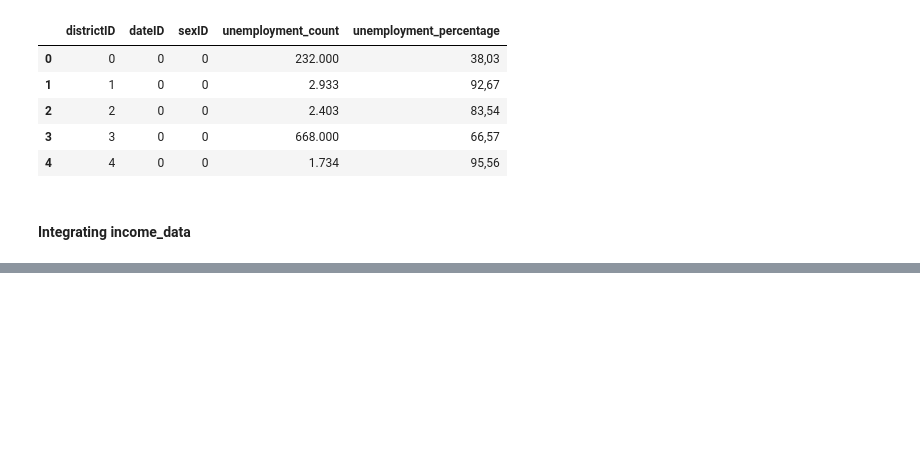
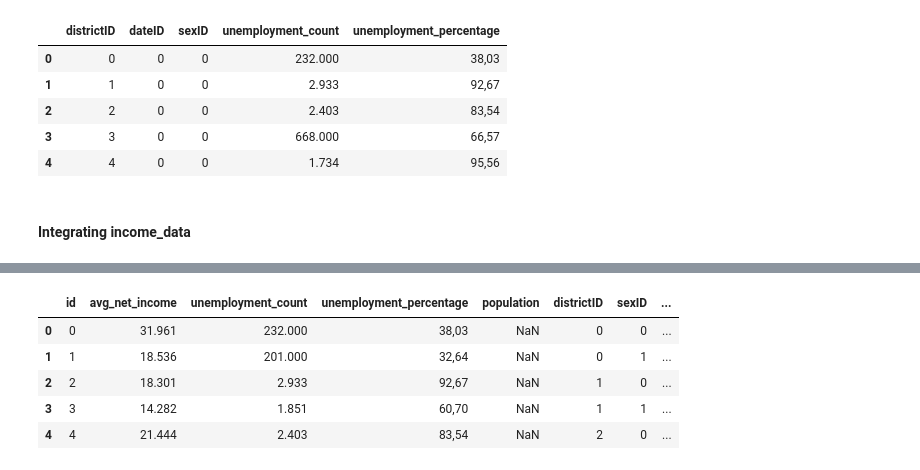
Before and after one commit to yasinfahmy/Business-Intelligence-I, a Jupyter notebook: pipeline/notebooks/pipeline.ipynb, the cells around one changed output, grey strips where cells are left out. Saved outputs shown, nothing was run; the diff lists cells and outputs as text; code cells hidden in the pictures; blank space fills up the shorter version.

```diff
--- a/pipeline/notebooks/pipeline.ipynb
+++ b/pipeline/notebooks/pipeline.ipynb
@@ -246,0 +278,12 @@ fact_economic_indicators.head()
+# %%
+#Add values for id column
+#https://stackoverflow.com/questions/20461165/how-to-convert-index-of-a-pandas-dataframe-into-a-column
+fact_economic_indicators['id'] = fact_economic_indicators.index
+fact_economic_indicators.head()
+# %% [output]
+|  | id | avg_net_income | unemployment_count | unemployment_percentage | population | districtID | sexID | ... |
+| 0 | 0 | 31.961 | 232.000 | 38,03 | NaN | 0 | 0 | ... |
+| 1 | 1 | 18.536 | 201.000 | 32,64 | NaN | 0 | 1 | ... |
+| 2 | 2 | 18.301 | 2.933 | 92,67 | NaN | 1 | 0 | ... |
+| 3 | 3 | 14.282 | 1.851 | 60,70 | NaN | 1 | 1 | ... |
+| 4 | 4 | 21.444 | 2.403 | 83,54 | NaN | 2 | 0 | ... |
```
Also changed, not shown: parts of 12 cells of this notebook, 4 other files.
